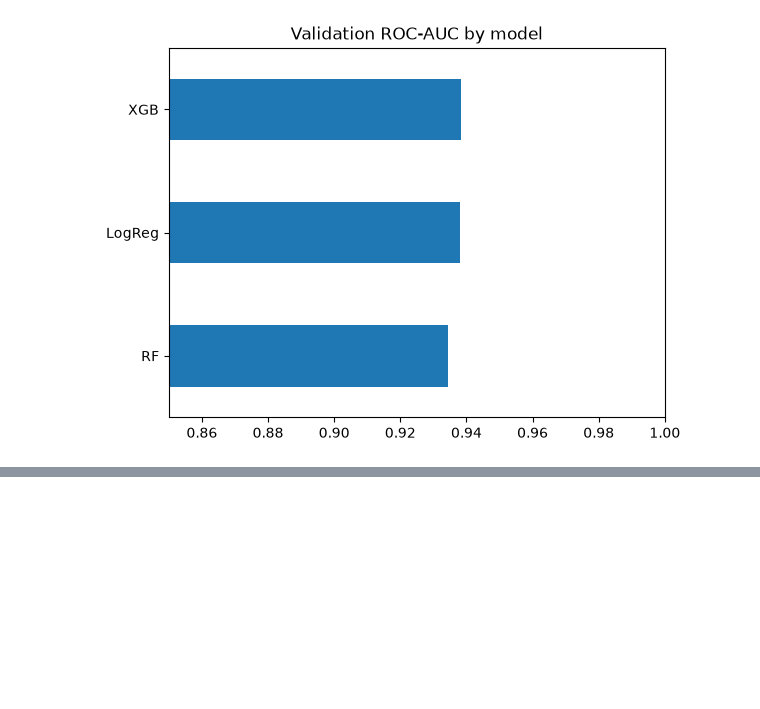
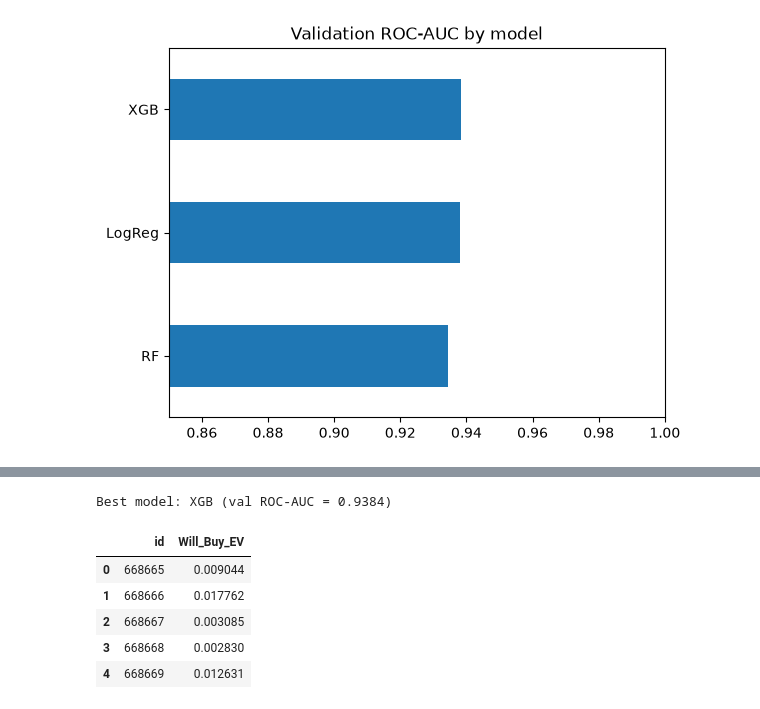
Before and after one commit to imgabrielas/Not-So-Small-ML, a Jupyter notebook: Electric Vehicle Purchases/Electric-Vehicle-Purchases.ipynb, the cells around one changed output, grey strips where cells are left out. Drawn from its saved outputs; the diff is of its cells as text; code cells hidden in the pictures; blank space fills up the shorter version.

Commit message:
prediction

```diff
--- a/Electric Vehicle Purchases/Electric-Vehicle-Purchases.ipynb
+++ b/Electric Vehicle Purchases/Electric-Vehicle-Purchases.ipynb
@@ -326,0 +345,24 @@ RF         0.934532
+# %%
+best_model_name = results_df.index[0]
+print(f'Best model: {best_model_name} (val ROC-AUC = {results_df.loc[best_model_name, "val_roc_auc"]:.4f})')
+
+best_pipeline = fitted_pipelines[best_model_name]
+best_pipeline.fit(X, y)
+
+test_features = test_df.drop(columns=['id'])
+test_pred_proba = best_pipeline.predict_proba(test_features)[:, 1]
+
+submission = pd.DataFrame({
+    'id': test_df['id'],
+    'Will_Buy_EV': test_pred_proba
+})
+# submission.to_csv('submission.csv', index=False)
+submission.head()
+# %% [output]
+Best model: XGB (val ROC-AUC = 0.9384)
+|  | id | Will_Buy_EV |
+| 0 | 668665 | 0.009044 |
+| 1 | 668666 | 0.017762 |
+| 2 | 668667 | 0.003085 |
+| 3 | 668668 | 0.002830 |
+| 4 | 668669 | 0.012631 |
```
Also changed, not shown: parts of 3 cells of this notebook.
